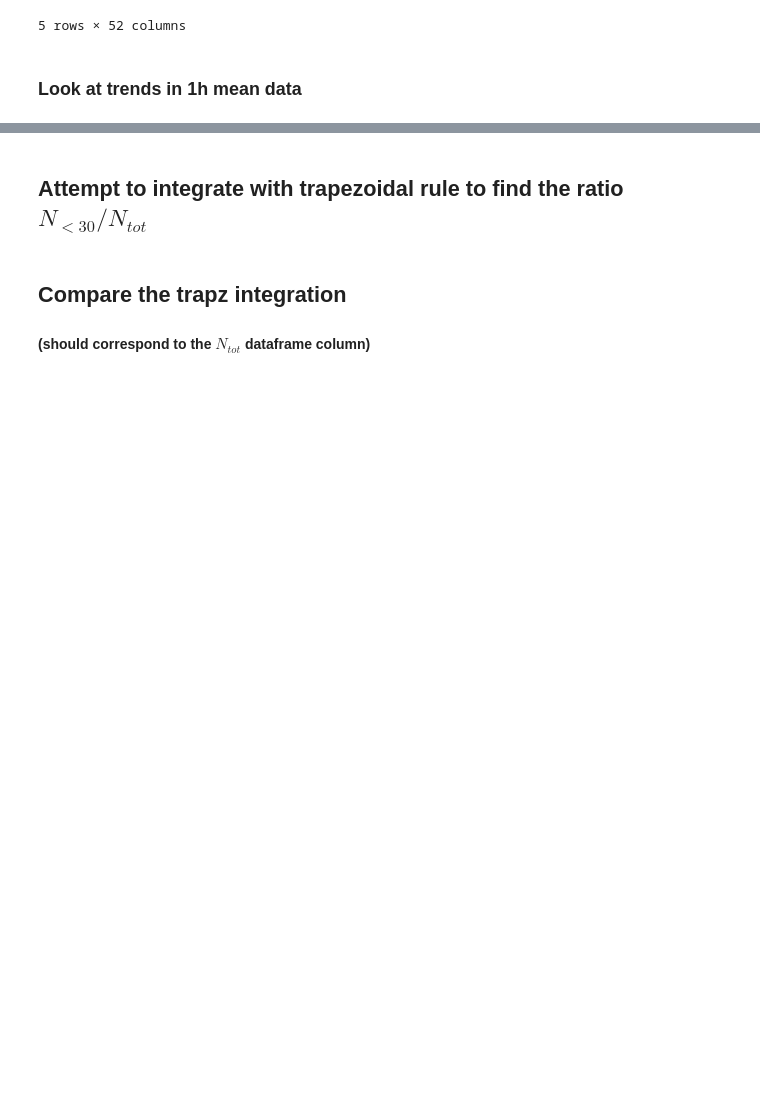
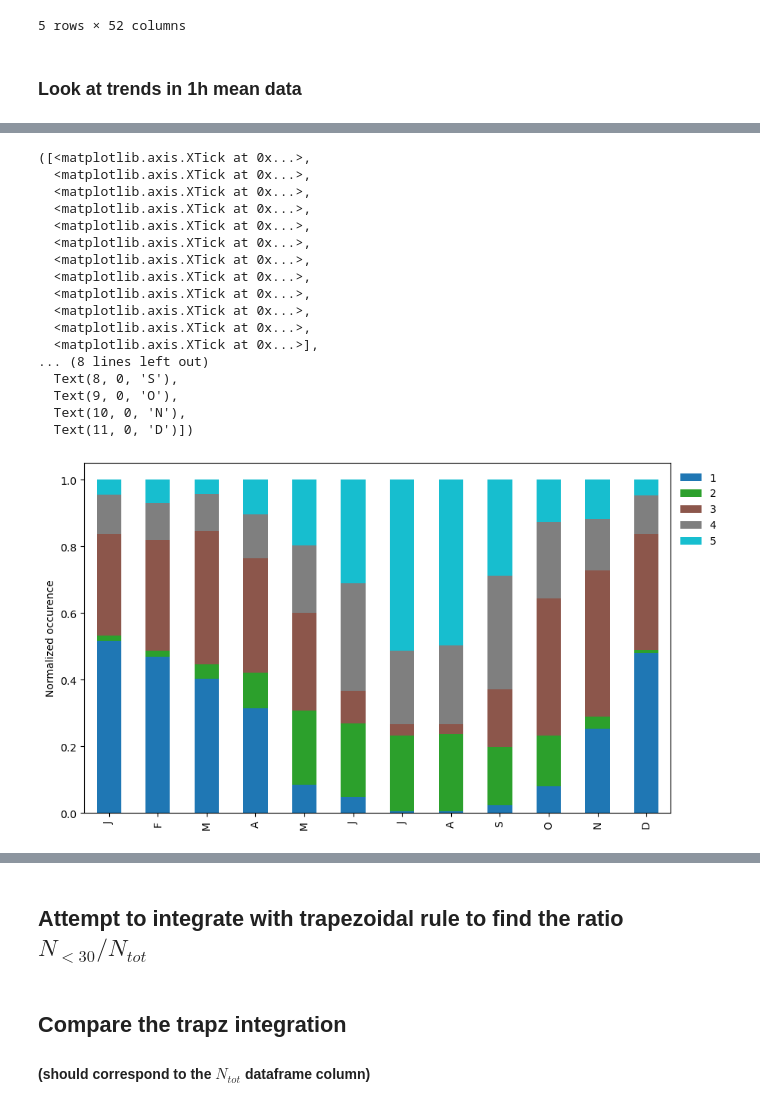
Before and after one commit to eScience-course/Tjaernoe2022-group3, a Jupyter notebook: notebooks/Load and analyze DMPS data.ipynb, the cells around one changed output, grey strips where cells are left out. Cells and saved outputs as stored; diff of their text form; code cells hidden in the pictures; blank space fills up the shorter version.

```diff
--- a/notebooks/Load and analyze DMPS data.ipynb
+++ b/notebooks/Load and analyze DMPS data.ipynb
@@ -957,0 +1091,2 @@ df_cluster_count
+# %%
+df_clusters_month['total_freq'] = df_clusters_month.sum(axis=1)
@@ -957,0 +1109,2 @@ df_cluster_count
+# %%
+df_clusters_month = df_clusters_month.div(df_clusters_month['total_freq'], axis=0)
@@ -958,3 +1122,34 @@ df_cluster_count
+# %%
+df_clusters_month[clusters].plot(kind='bar',
+                    stacked=True,
+                    colormap='tab10',
+                    figsize=(10, 6))
+
+#plt.legend(loc="upper left", ncol=2)
+
+plt.ylabel("Normalized occurence")
+
+plt.legend(frameon=False,bbox_to_anchor=(1, 1))
+plt.xticks(np.arange(0, 12, 1), ['J', 'F', 'M', 'A', 'M', 'J', 'J', 'A', 'S', 'O', 'N', 'D'],)
+# %% [output]
+([<matplotlib.axis.XTick at 0x...>,
+  <matplotlib.axis.XTick at 0x...>,
+  <matplotlib.axis.XTick at 0x...>,
+  <matplotlib.axis.XTick at 0x...>,
+  <matplotlib.axis.XTick at 0x...>,
+  <matplotlib.axis.XTick at 0x...>,
+  <matplotlib.axis.XTick at 0x...>,
+  <matplotlib.axis.XTick at 0x...>,
+  <matplotlib.axis.XTick at 0x...>,
+  <matplotlib.axis.XTick at 0x...>,
+  <matplotlib.axis.XTick at 0x...>,
+  <matplotlib.axis.XTick at 0x...>],
+... (8 lines left out)
+  Text(8, 0, 'S'),
+  Text(9, 0, 'O'),
+  Text(10, 0, 'N'),
+  Text(11, 0, 'D')])
+[figure, added]
 # %%
 df_cluster.loc[:,'date'] = df_cluster.index.map(datetime.datetime.toordinal)
 df_cluster.loc[:,'date'] = df_cluster.loc[:,'date'] - df_cluster.loc[:,'date'][0] + 1
```
Also changed, not shown: parts of 21 cells of this notebook, 1 other file.
